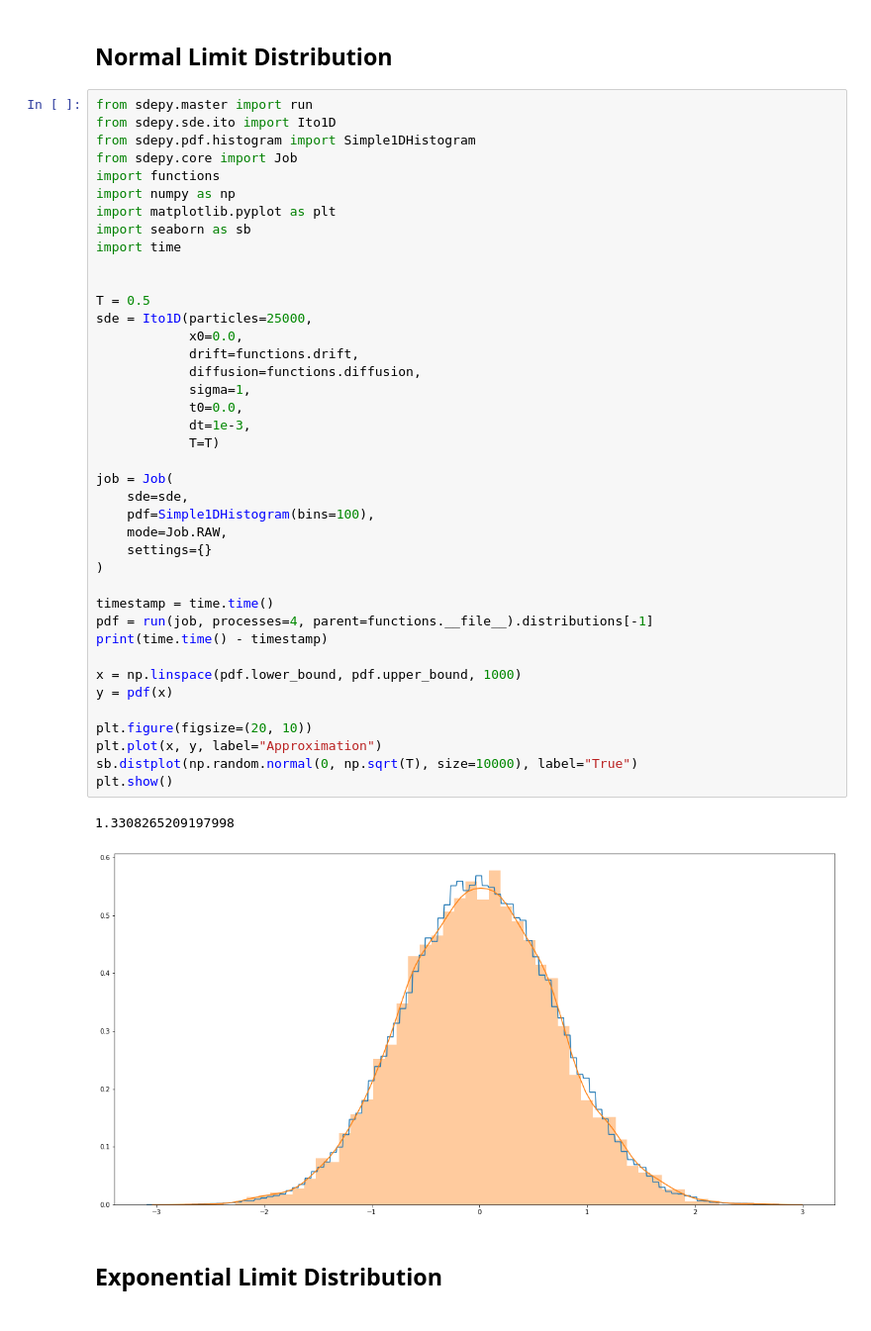
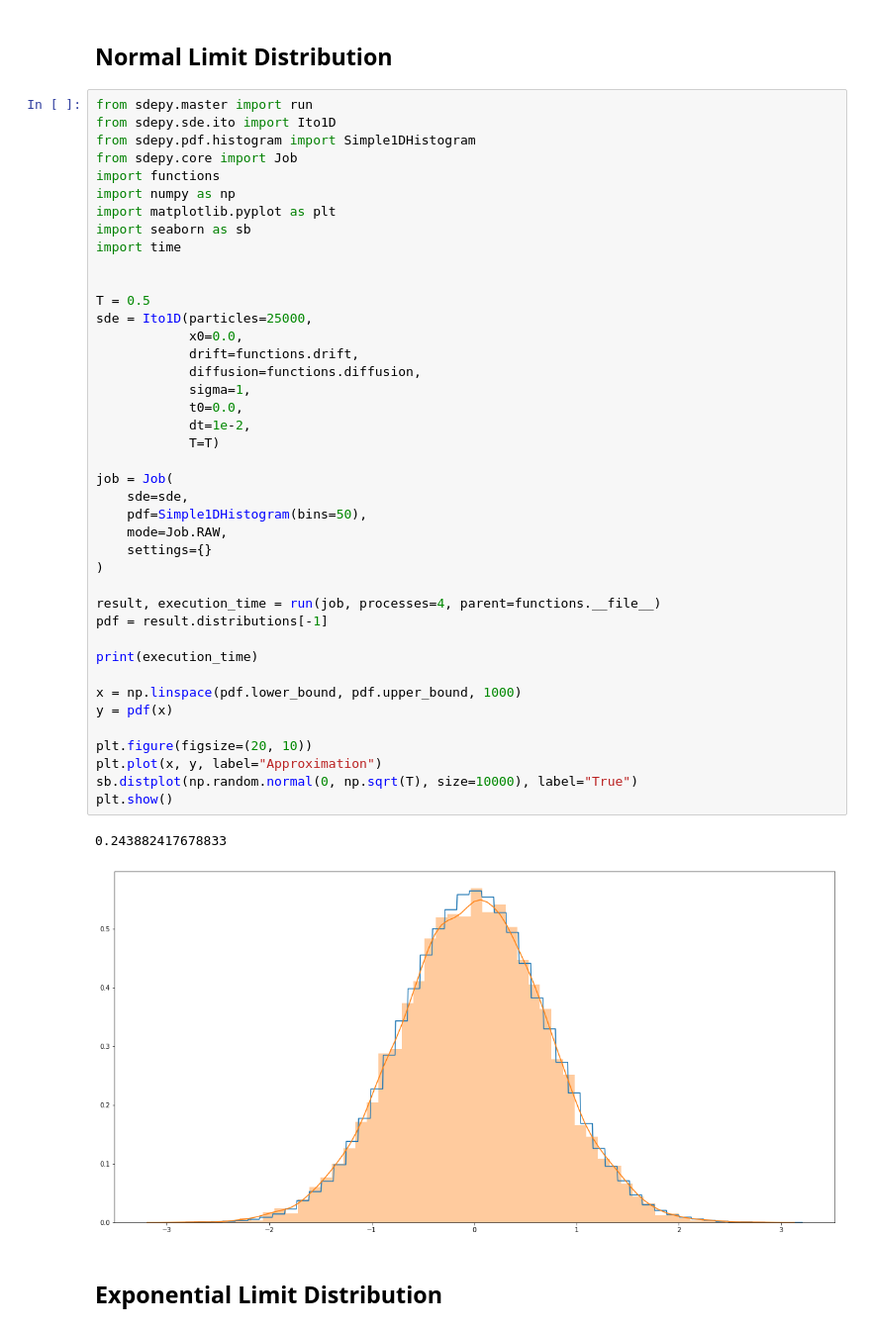
Before and after one commit to JonasRSV/mc-sde, a Jupyter notebook: demo/Demo.ipynb, the cells around one changed output. Shown at 99% size. Saved outputs shown, nothing was run; the diff lists cells and outputs as text.

```diff
--- a/demo/Demo.ipynb
+++ b/demo/Demo.ipynb
@@ -13,40 +13,41 @@ import functions
 import numpy as np
 import matplotlib.pyplot as plt
 import seaborn as sb
 import time
 
 
 T = 0.5
 sde = Ito1D(particles=25000,
             x0=0.0,
             drift=functions.drift,
             diffusion=functions.diffusion,
             sigma=1,
             t0=0.0,
-            dt=1e-3,
+            dt=1e-2,
             T=T)
 
 job = Job(
     sde=sde,
-    pdf=Simple1DHistogram(bins=100),
+    pdf=Simple1DHistogram(bins=50),
     mode=Job.RAW,
     settings={}
 )
 
-timestamp = time.time()
-pdf = run(job, processes=4, parent=functions.__file__).distributions[-1]
-print(time.time() - timestamp)
+result, execution_time = run(job, processes=4, parent=functions.__file__)
+pdf = result.distributions[-1]
+
+print(execution_time)
 
 x = np.linspace(pdf.lower_bound, pdf.upper_bound, 1000)
 y = pdf(x)
 
 plt.figure(figsize=(20, 10))
 plt.plot(x, y, label="Approximation")
 sb.distplot(np.random.normal(0, np.sqrt(T), size=10000), label="True")
 plt.show()
 # %% [output]
-1.3308265209197998
+0.243882417678833
-[figure, old version]
+[figure, new version]
 # %% [markdown]
 Exponential Limit Distribution
 ---
```
Also changed, not shown: parts of 8 cells of this notebook, 28 other files.
